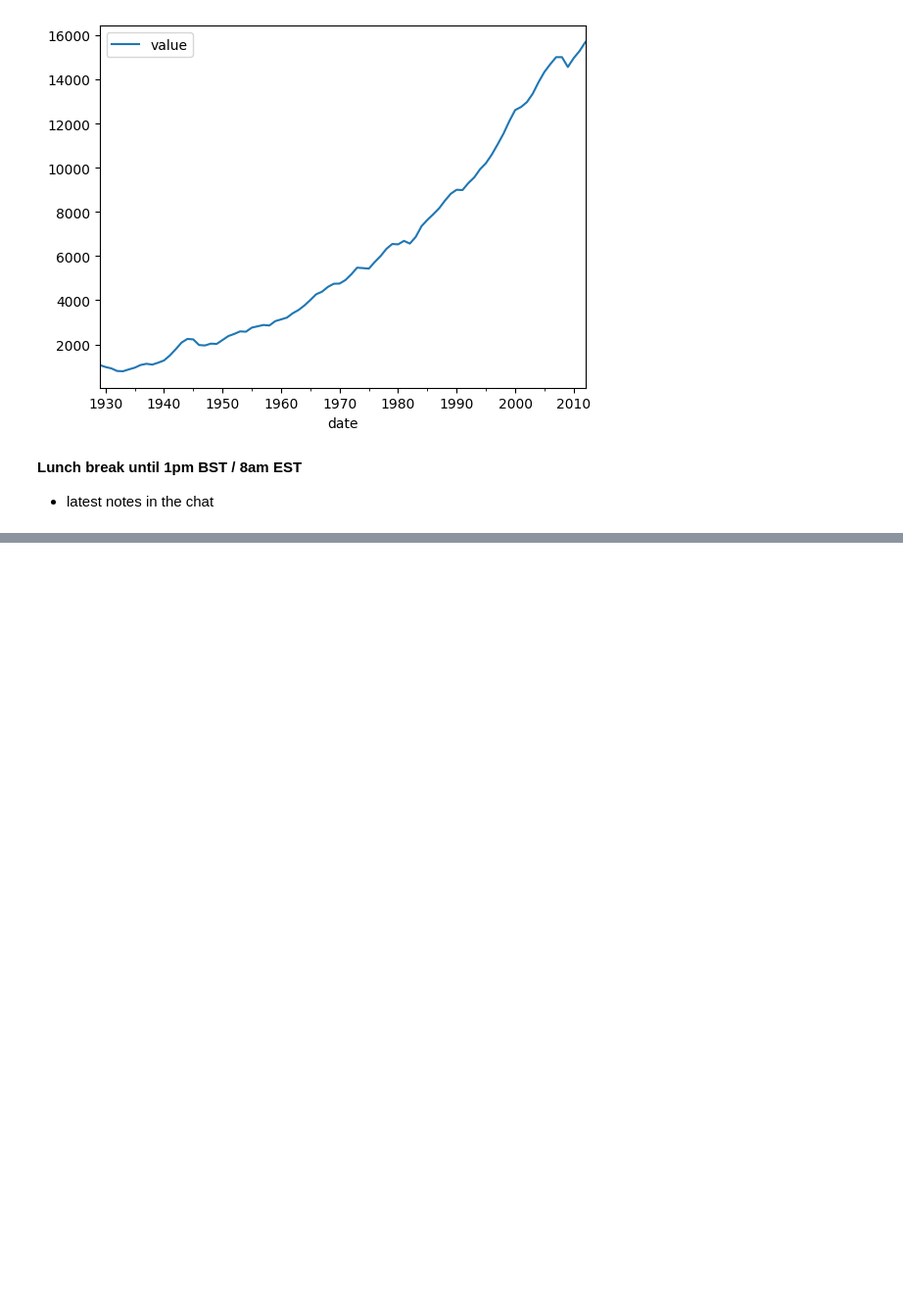
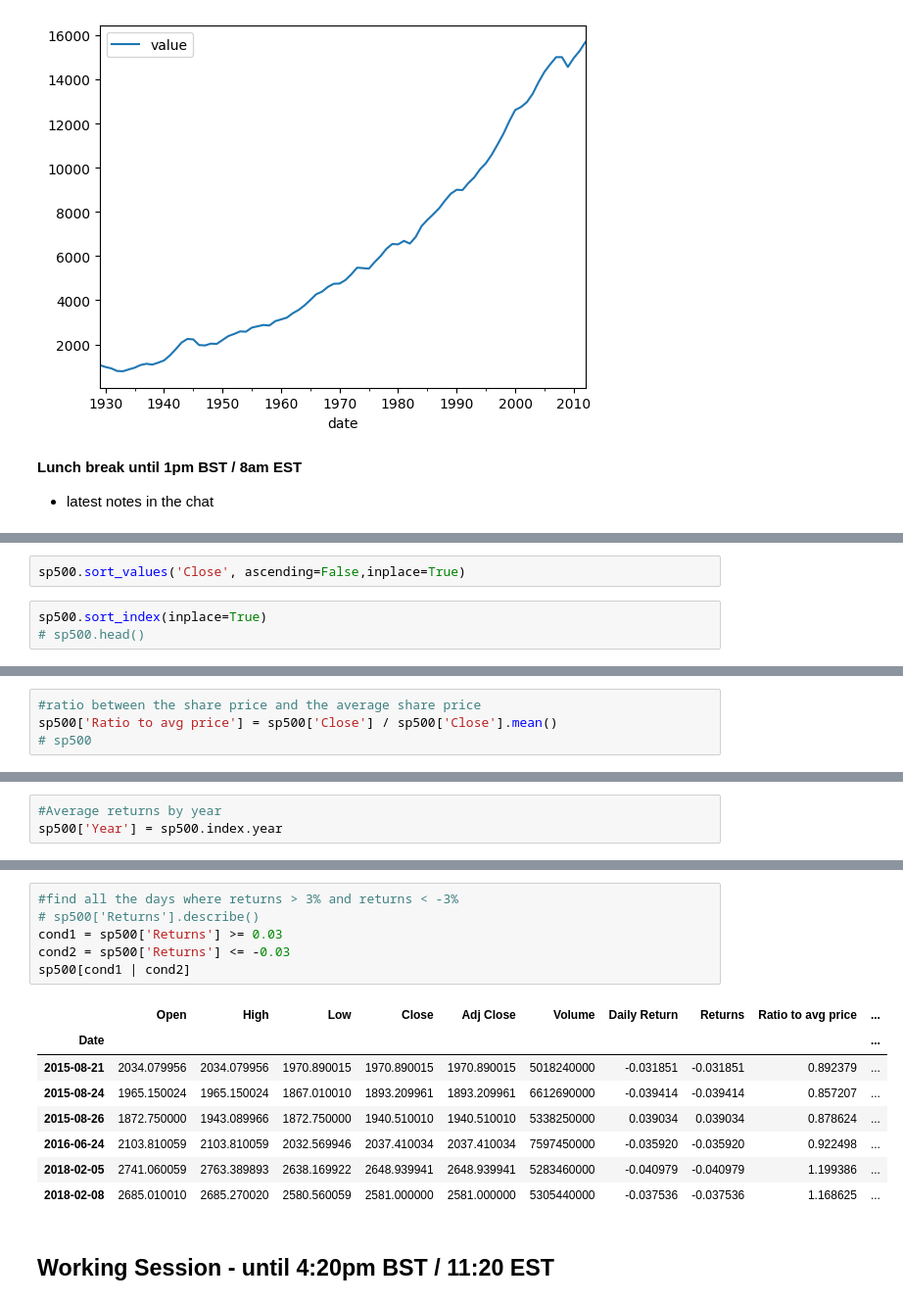
Before and after one commit to TheMarqueeGroup/JPM_DS_EMEA_Apr2024, a Jupyter notebook: day1_notes.ipynb, the cells around one changed output, grey strips where cells are left out. Shown: that part at 98% size. Cells and saved outputs as stored; diff of their text form; blank space fills up the shorter version.

```diff
--- a/day1_notes.ipynb
+++ b/day1_notes.ipynb
@@ -890,0 +992,5 @@ fred_data.plot(x='date',y='value')
+# %%
+sp500.sort_values('Close', ascending=False,inplace=True)
+# %%
+sp500.sort_index(inplace=True)
+# sp500.head()
@@ -890,0 +1055,4 @@ fred_data.plot(x='date',y='value')
+# %%
+#ratio between the share price and the average share price
+sp500['Ratio to avg price'] = sp500['Close'] / sp500['Close'].mean()
+# sp500
@@ -890,0 +1220,3 @@ fred_data.plot(x='date',y='value')
+# %%
+#Average returns by year
+sp500['Year'] = sp500.index.year
@@ -890,0 +1314,17 @@ fred_data.plot(x='date',y='value')
+# %%
+#find all the days where returns > 3% and returns < -3%
+# sp500['Returns'].describe()
+cond1 = sp500['Returns'] >= 0.03
+cond2 = sp500['Returns'] <= -0.03
+sp500[cond1 | cond2]
+# %% [output]
+|  | Open | High | Low | Close | Adj Close | Volume | Daily Return | Returns | Ratio to avg price | ... |
+| Date |  |  |  |  |  |  |  |  |  | ... |
+| 2015-08-21 | 2034.079956 | 2034.079956 | 1970.890015 | 1970.890015 | 1970.890015 | 5018240000 | -0.031851 | -0.031851 | 0.892379 | ... |
+| 2015-08-24 | 1965.150024 | 1965.150024 | 1867.010010 | 1893.209961 | 1893.209961 | 6612690000 | -0.039414 | -0.039414 | 0.857207 | ... |
+| 2015-08-26 | 1872.750000 | 1943.089966 | 1872.750000 | 1940.510010 | 1940.510010 | 5338250000 | 0.039034 | 0.039034 | 0.878624 | ... |
+| 2016-06-24 | 2103.810059 | 2103.810059 | 2032.569946 | 2037.410034 | 2037.410034 | 7597450000 | -0.035920 | -0.035920 | 0.922498 | ... |
+| 2018-02-05 | 2741.060059 | 2763.389893 | 2638.169922 | 2648.939941 | 2648.939941 | 5283460000 | -0.040979 | -0.040979 | 1.199386 | ... |
+| 2018-02-08 | 2685.010010 | 2685.270020 | 2580.560059 | 2581.000000 | 2581.000000 | 5305440000 | -0.037536 | -0.037536 | 1.168625 | ... |
+# %% [markdown]
+## Working Session - until 4:20pm BST / 11:20 EST
```
Also changed, not shown: parts of 59 cells of this notebook.
